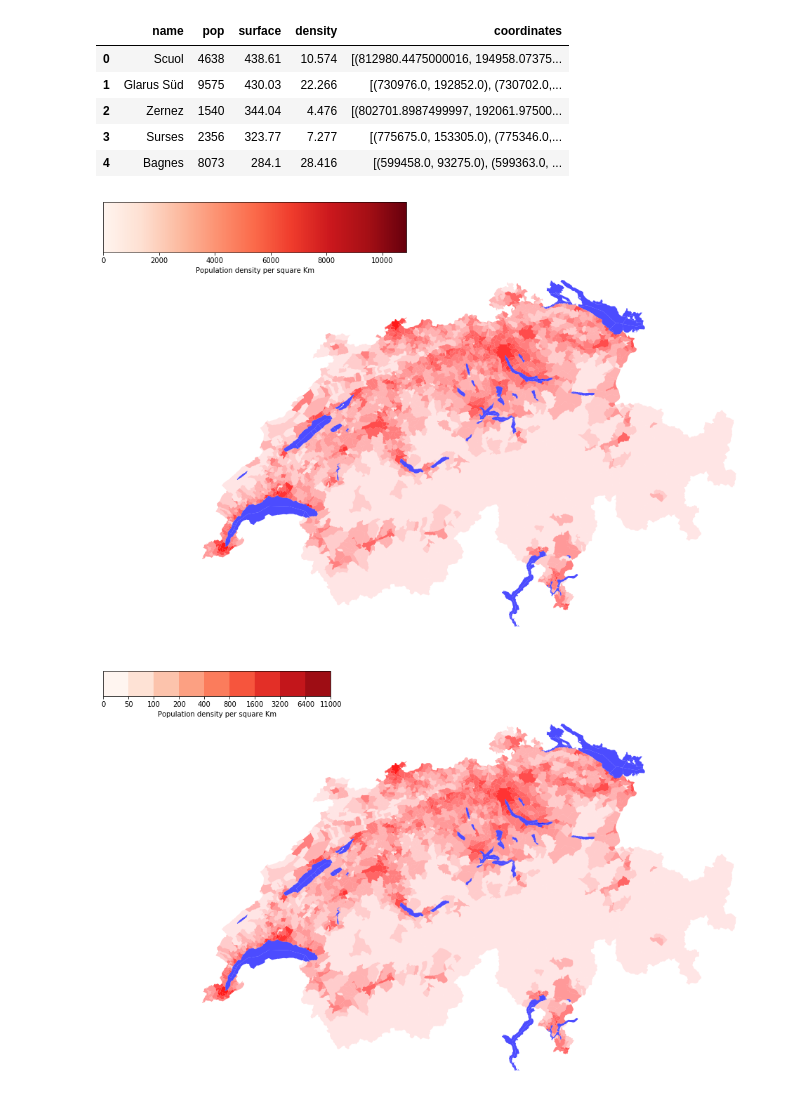
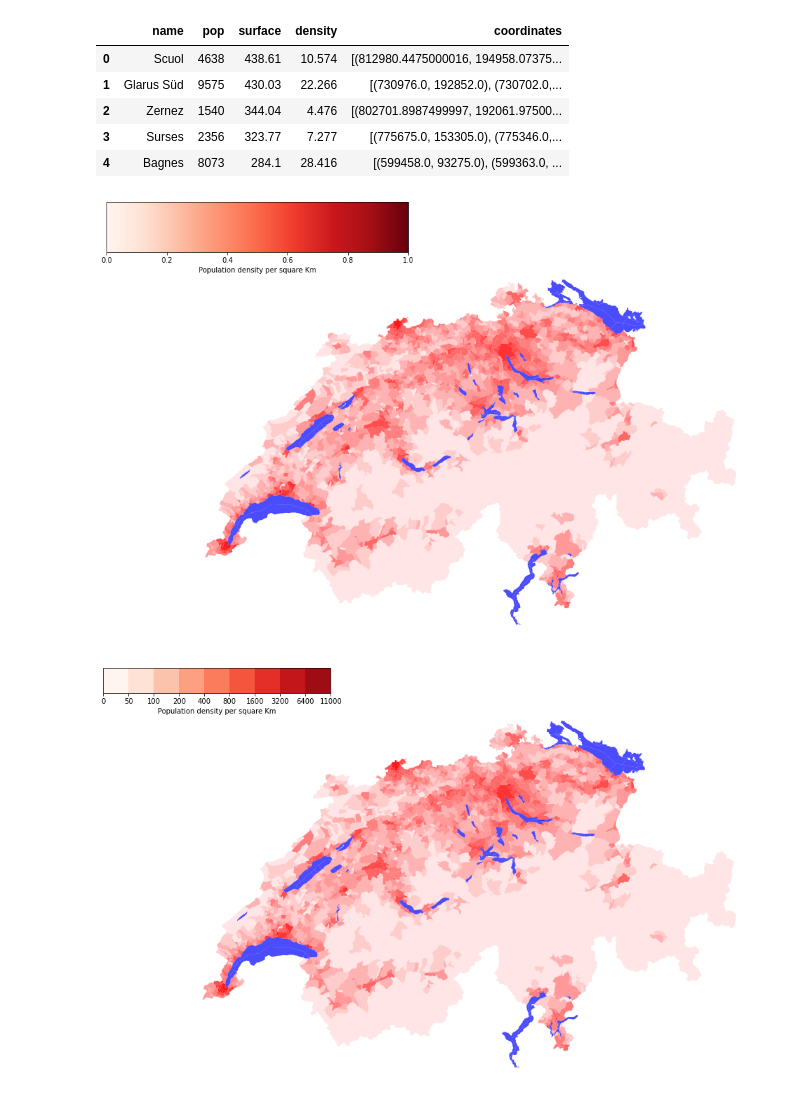
Before and after one commit to simonjuleseric2/Swiss-population-density-map, a Jupyter notebook: Swiss_population_map.ipynb, the cells around one changed output. Drawn from its saved outputs; the diff is of its cells as text; code cells hidden in the pictures.

```diff
--- a/Swiss_population_map.ipynb
+++ b/Swiss_population_map.ipynb
@@ -117,35 +118,35 @@ for i in range(0, len(population_data)):
         alpha1=0.8
     else:
         alpha1=0.9
 
     coordinate_xy=population_data.iloc[i, 4]
     x = [i[0] for i in coordinate_xy]
     y = [i[1] for i in coordinate_xy]
     plt.fill(x, y, 'r', alpha=alpha1)
 
 for i in range(0, len(lac_data_df)):
     coordinate_xy=lac_data_df.iloc[i, 1]
     x = [i[0] for i in coordinate_xy]
     y = [i[1] for i in coordinate_xy]
     plt.fill(x, y, 'b', alpha=0.7)
     plt.grid(False)
     plt.axis('off')
 
 ax1 = fig.add_axes([0.03, 0.90, 0.4, 0.1])
 
 cmap = mpl.cm.Reds
-norm = mpl.colors.Normalize(vmin=min_density, vmax=max_density)
+norm = mpl.colors.Normalize(vmin=0, vmax=1)
 cb1 = mpl.colorbar.ColorbarBase(ax1, cmap=cmap,
                                 norm=norm,
                                 orientation='horizontal')
 
 cb1.set_label('Population density per square Km')
 
 
 
 plt.savefig('swiss_map.png')
 # %% [output]
-[figure, old version]
+[figure, new version]
 # %%
 
 
```
Also changed, not shown: parts of 5 cells of this notebook, 2 other files.
